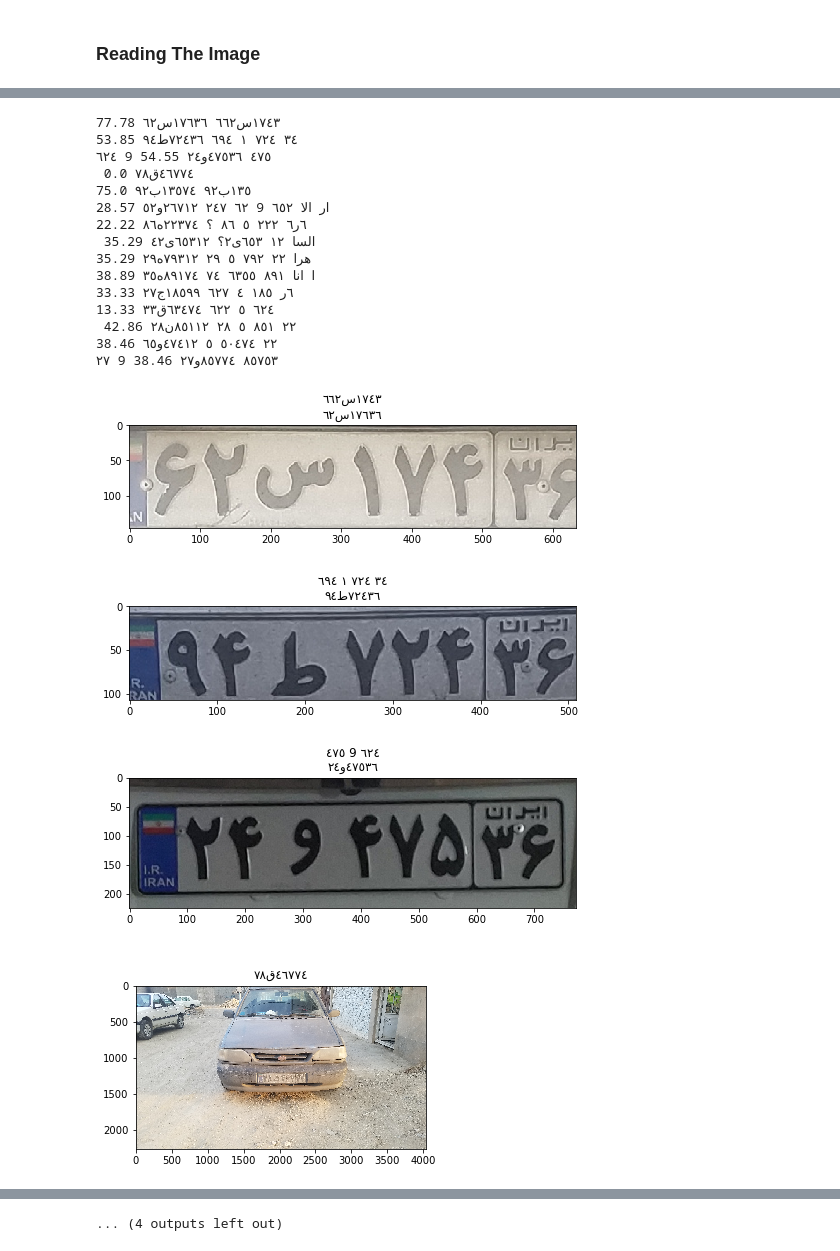
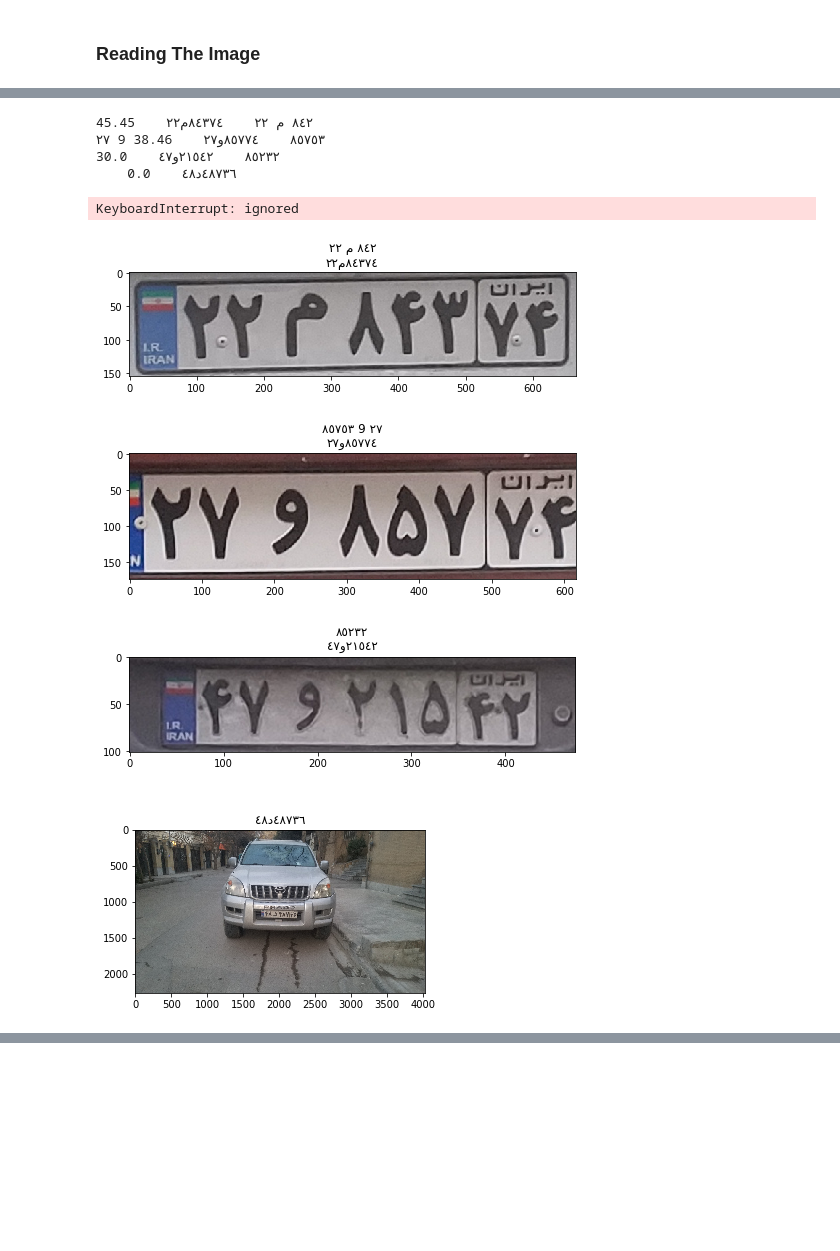
Before and after one commit to MohammadRoshani/PlateDetection, a Jupyter notebook: PlateDetection.ipynb, the cells around one changed output, grey strips where cells are left out. Saved outputs shown, nothing was run; the diff lists cells and outputs as text; code cells hidden in the pictures; blank space fills up the shorter version.

Commit message:
Updated PlateDetection

```diff
--- a/PlateDetection.ipynb
+++ b/PlateDetection.ipynb
@@ -321,43 +336,33 @@ def show_image_with_title(img, title):
 # %%
 from PIL import Image
 import glob
 from bidi import algorithm as bidialg
 import pandas as pd
 import textdistance
 
 mypath ="Test/*.jpg"
 images = glob.glob(mypath)
 
 fileLabels =  pd.read_csv('FileLabel.csv', encoding='utf-8')
 file_lable_dict = dict(fileLabels.values)
 summery =[]
-for image in images[:15]:
+for image in images:
     filename =image[5:]
     test_img = cv2.imread(image)
     plate_number, d_image, plates = detect_plates_with_ocr(test_img)
     score = round((textdistance.jaccard.similarity(plate_number, file_lable_dict[filename]) *100.00),2)
-    print(plate_number, file_lable_dict[filename], str(score))
+    print(plate_number+"    "+file_lable_dict[filename]+"    "+ str(score))
     summery .append ({'Filename': filename, 'IsPlateDetected': len(plates)>0 , 'Score':score,'p1':  file_lable_dict[filename], 'p2':plate_number})
 
     title = bidialg.get_display(plate_number+'\n'+file_lable_dict[filename])
     show_image_with_title(next(iter(plates or []), d_image),title)
 # %% [output]
-١٧٤٣س٦٦٢ ١٧٦٣٦س٦٢ 77.78
-٣٤ ٧٢٤ ١ ٦٩٤ ٧٢٤٣٦ط٩٤ 53.85
-٦٢٤ 9 ٤٧٥ ٤٧٥٣٦و٢٤ 54.55
- ٤٦٧٧٤ق٧٨ 0.0
-١٣٥ب٩٢ ١٣٥٧٤ب٩٢ 75.0
-ار الا ٦٥٢ 9 ٦٢ ٢٤٧ ٢٦٧١٢و٥٢ 28.57
-٦ر٦ ٢٢٢ ٥ ٨٦ ؟ ٢٢٣٧٤ه٨٦ 22.22
- السا ١٢ ٦٥٣ى٢؟ ٦٥٣١٢ی٤٢ 35.29
-هرا ٢٢ ٧٩٢ ٥ ٢٩ ٧٩٣١٢ه٢٩ 35.29
-ا انا ٨٩١ ٦٣٥٥ ٧٤ ٨٩١٧٤ه٣٥ 38.89
-٦ر ١٨٥ ٤ ٦٢٧ ١٨٥٩٩ج٢٧ 33.33
-٦٢٤ ٥ ٦٢٢ ٦٣٤٧٤ق٣٣ 13.33
- ٢٢ ٨٥١ ٥ ٢٨ ٨٥١١٢ن٢٨ 42.86
-٢٢ ٥٠٤٧٤ ٥ ٤٧٤١٢و٦٥ 38.46
-٢٧ 9 ٨٥٧٥٣ ٨٥٧٧٤و٢٧ 38.46
+٨٤٢ م ٢٢    ٨٤٣٧٤م٢٢    45.45
+٢٧ 9 ٨٥٧٥٣    ٨٥٧٧٤و٢٧    38.46
+٨٥٢٣٢    ٢١٥٤٢و٤٧    30.0
+    ٤٨٧٣٦د٤٨    0.0
+KeyboardInterrupt: ignored
-[figure, old version]
+[figure, new version]
-[figure, old version]
+[figure, new version]
-[figure, old version]
+[figure, new version]
-[figure, old version]
+[figure, new version]
@@ -371,4 +369,3 @@ for image in images[:15]:
-... (4 outputs left out)
 # %%
 table = pd.DataFrame(summery)
 print(table)
```
Also changed, not shown: parts of 7 cells of this notebook.
